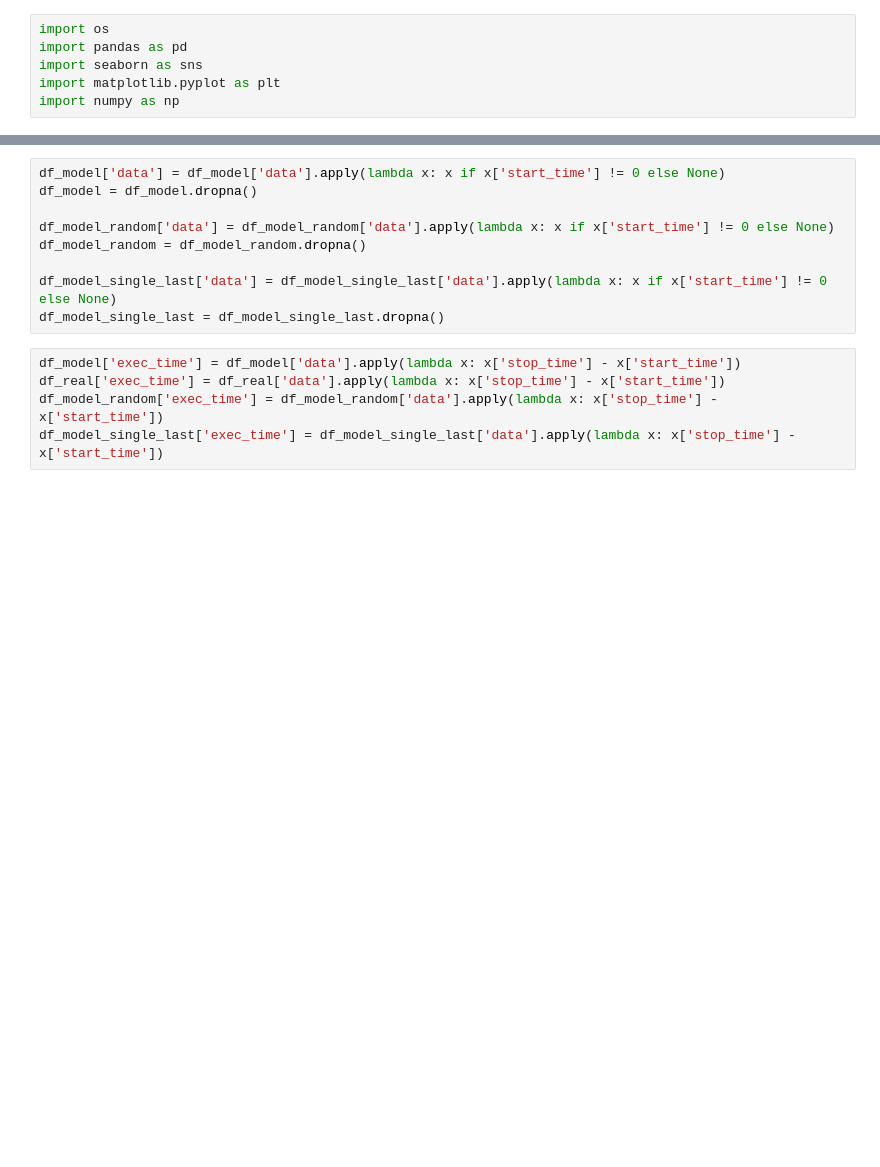
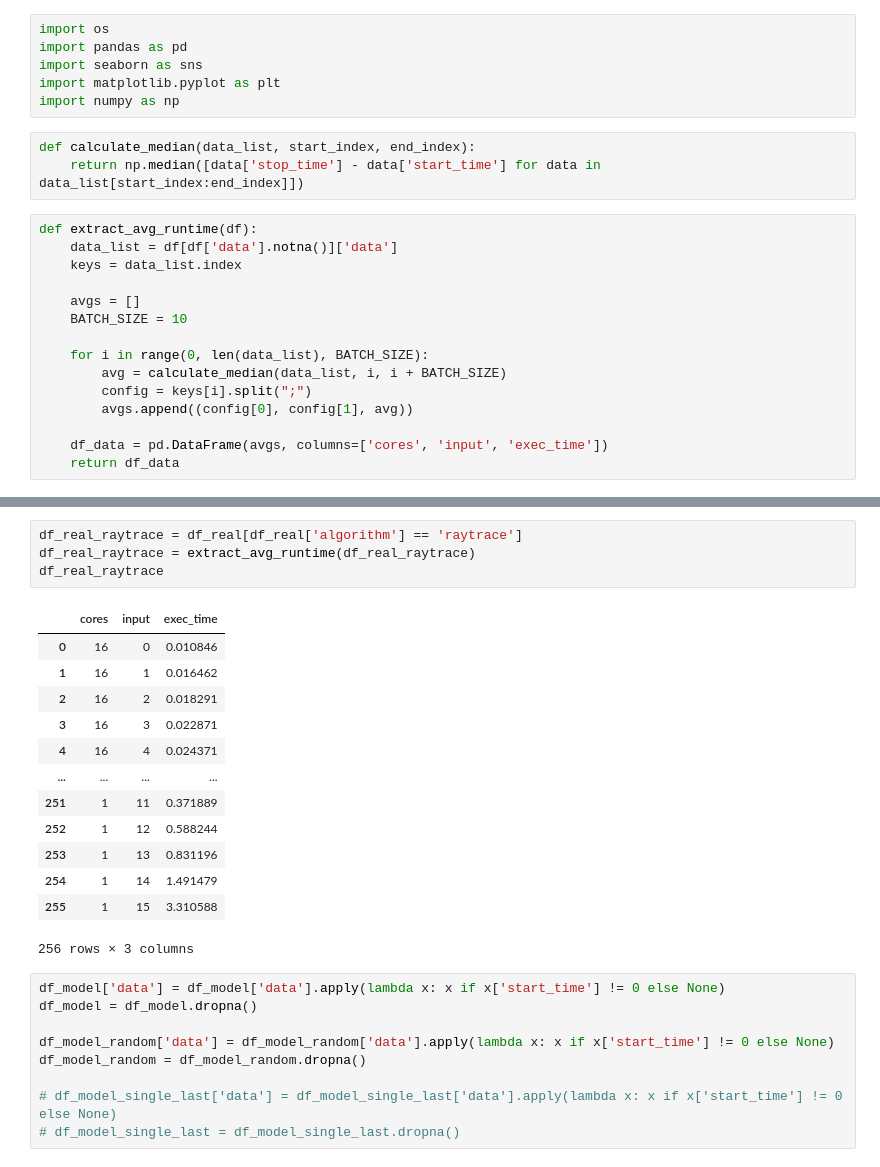
Before and after one commit to matheusslr/pascal-model-tcc, a Jupyter notebook: results_visualization.ipynb, the cells around one changed output, grey strips where cells are left out. Drawn from its saved outputs; the diff is of its cells as text; blank space fills up the shorter version.

Commit message:
feat: novos resultados raytrace

```diff
--- a/results_visualization.ipynb
+++ b/results_visualization.ipynb
@@ -4,3 +4,21 @@ import pandas as pd
 import seaborn as sns
 import matplotlib.pyplot as plt
 import numpy as np
+# %%
+def calculate_median(data_list, start_index, end_index):
+    return np.median([data['stop_time'] - data['start_time'] for data in data_list[start_index:end_index]])
+# %%
+def extract_avg_runtime(df):
+    data_list = df[df['data'].notna()]['data']
+    keys = data_list.index
+
+    avgs = []
+    BATCH_SIZE = 10
+
+    for i in range(0, len(data_list), BATCH_SIZE):
+        avg = calculate_median(data_list, i, i + BATCH_SIZE)
+        config = keys[i].split(";")
+        avgs.append((config[0], config[1], avg))
+
+    df_data = pd.DataFrame(avgs, columns=['cores', 'input', 'exec_time'])
+    return df_data
@@ -43,3 +80,21 @@ for dir in dirs:
+# %%
+df_real_raytrace = df_real[df_real['algorithm'] == 'raytrace']
+df_real_raytrace = extract_avg_runtime(df_real_raytrace)
+df_real_raytrace
+# %% [output]
+|  | cores | input | exec_time |
+| 0 | 16 | 0 | 0.010846 |
+| 1 | 16 | 1 | 0.016462 |
+| 2 | 16 | 2 | 0.018291 |
+| 3 | 16 | 3 | 0.022871 |
+| 4 | 16 | 4 | 0.024371 |
+| ... | ... | ... | ... |
+| 251 | 1 | 11 | 0.371889 |
+| 252 | 1 | 12 | 0.588244 |
+| 253 | 1 | 13 | 0.831196 |
+| 254 | 1 | 14 | 1.491479 |
+| 255 | 1 | 15 | 3.310588 |
+256 rows × 3 columns
 # %%
 df_model['data'] = df_model['data'].apply(lambda x: x if x['start_time'] != 0 else None)
 df_model = df_model.dropna()
@@ -47,13 +102,8 @@ df_model = df_model.dropna()
 df_model_random['data'] = df_model_random['data'].apply(lambda x: x if x['start_time'] != 0 else None)
 df_model_random = df_model_random.dropna()
 
-df_model_single_last['data'] = df_model_single_last['data'].apply(lambda x: x if x['start_time'] != 0 else None)
-df_model_single_last = df_model_single_last.dropna()
+# df_model_single_last['data'] = df_model_single_last['data'].apply(lambda x: x if x['start_time'] != 0 else None)
+# df_model_single_last = df_model_single_last.dropna()
-# %%
-df_model['exec_time'] = df_model['data'].apply(lambda x: x['stop_time'] - x['start_time'])
-df_real['exec_time'] = df_real['data'].apply(lambda x: x['stop_time'] - x['start_time'])
-df_model_random['exec_time'] = df_model_random['data'].apply(lambda x: x['stop_time'] - x['start_time'])
-df_model_single_last['exec_time'] = df_model_single_last['data'].apply(lambda x: x['stop_time'] - x['start_time'])
 # %%
 algorithms = df_real['algorithm'].unique()
 data = []
```
Also changed, not shown: parts of 5 cells of this notebook, 5 other files.
